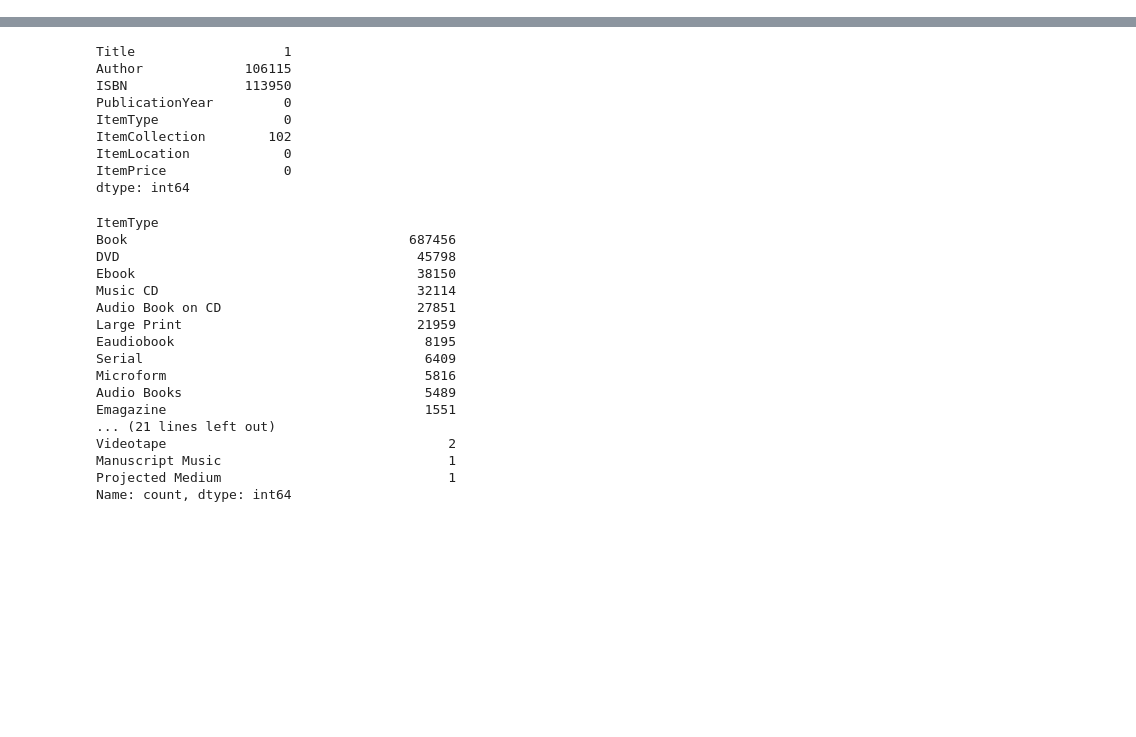
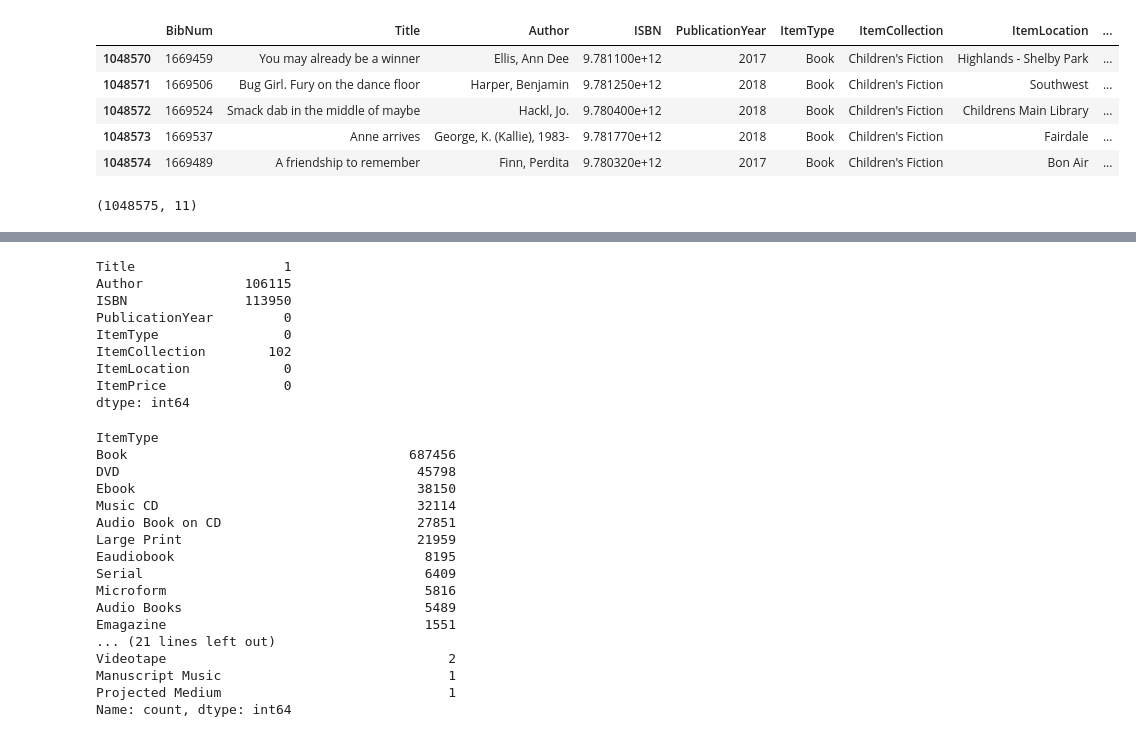
Before and after one commit to vbyambaa/key_stone_project, a Jupyter notebook: notebooks/lv_library.ipynb, the cells around one changed output, grey strips where cells are left out. Saved outputs shown, nothing was run; the diff lists cells and outputs as text; code cells hidden in the pictures; blank space fills up the shorter version.

```diff
--- a/notebooks/lv_library.ipynb
+++ b/notebooks/lv_library.ipynb
@@ -26,0 +26,14 @@ print(lv_library.head())
+# %%
+lv_library.tail()
+# %% [output]
+|  | BibNum | Title | Author | ISBN | PublicationYear | ItemType | ItemCollection | ItemLocation | ... |
+| 1048570 | 1669459 | You may already be a winner | Ellis, Ann Dee | 9.781100e+12 | 2017 | Book | Children's Fiction | Highlands - Shelby Park | ... |
+| 1048571 | 1669506 | Bug Girl. Fury on the dance floor | Harper, Benjamin | 9.781250e+12 | 2018 | Book | Children's Fiction | Southwest | ... |
+| 1048572 | 1669524 | Smack dab in the middle of maybe | Hackl, Jo. | 9.780400e+12 | 2018 | Book | Children's Fiction | Childrens Main Library | ... |
+| 1048573 | 1669537 | Anne arrives | George, K. (Kallie), 1983- | 9.781770e+12 | 2018 | Book | Children's Fiction | Fairdale | ... |
+| 1048574 | 1669489 | A friendship to remember | Finn, Perdita | 9.780320e+12 | 2017 | Book | Children's Fiction | Bon Air | ... |
+# %%
+
+lv_library.shape
+# %% [output]
+(1048575, 11)
```
Also changed, not shown: parts of 21 cells of this notebook.
